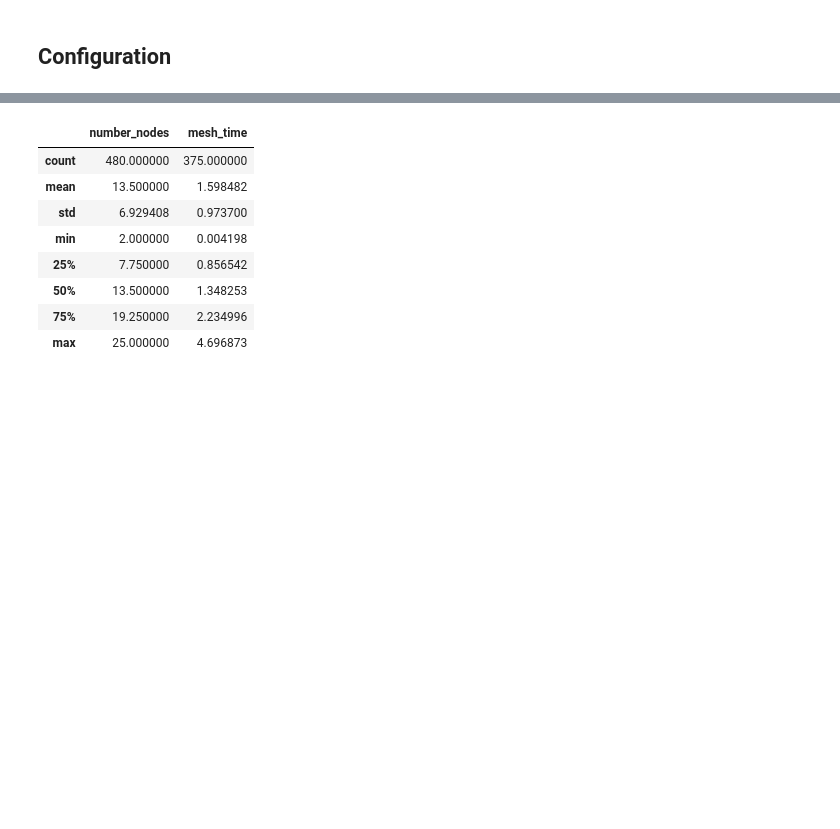
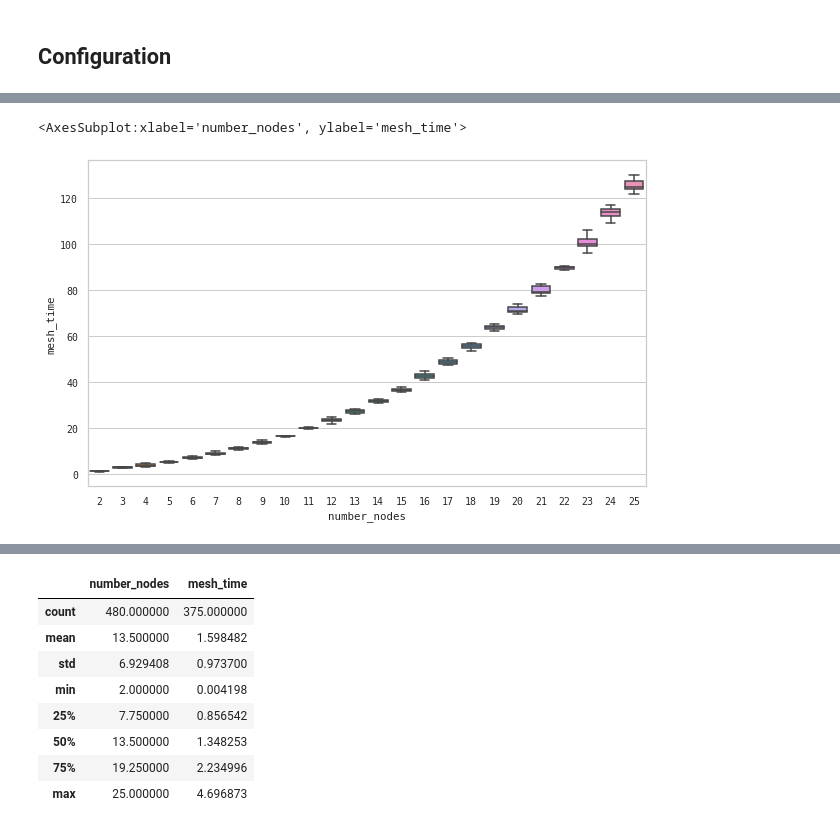
Before and after one commit to javier-pg/sysrepo-cfgssl, a Jupyter notebook: experimental_data/performance_analysis.ipynb, the cells around one changed output, grey strips where cells are left out. Cells and saved outputs as stored; diff of their text form; code cells hidden in the pictures; blank space fills up the shorter version.

```diff
--- a/experimental_data/performance_analysis.ipynb
+++ b/experimental_data/performance_analysis.ipynb
@@ -16,0 +53,10 @@ sns.set_style({'font.family':'monospace'})
+# %%
+# boxplot
+fig, axs = plt.subplots(1, 1, figsize=(10,6))
+sns.boxplot(x='number_nodes',
+            y='mesh_time',
+            data=times,
+            showfliers=False)
+# %% [output]
+<AxesSubplot:xlabel='number_nodes', ylabel='mesh_time'>
+[figure, added]
```
Also changed, not shown: parts of 9 cells of this notebook.
